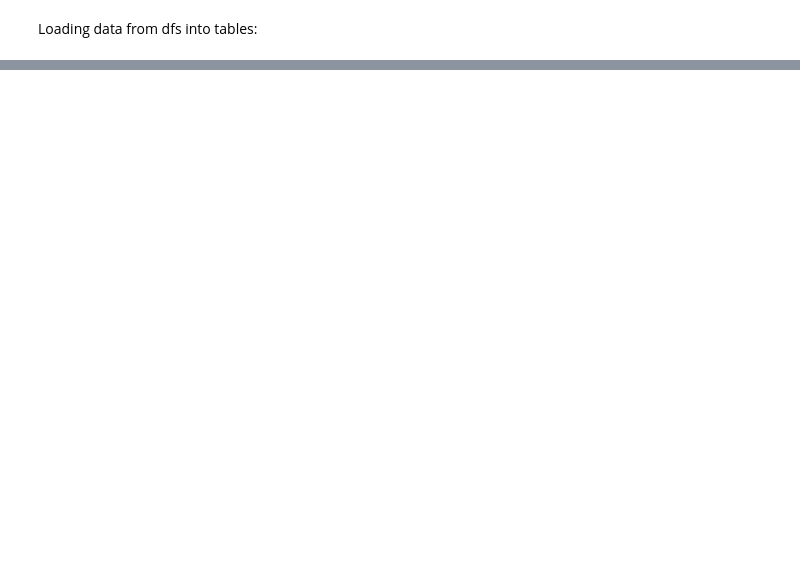
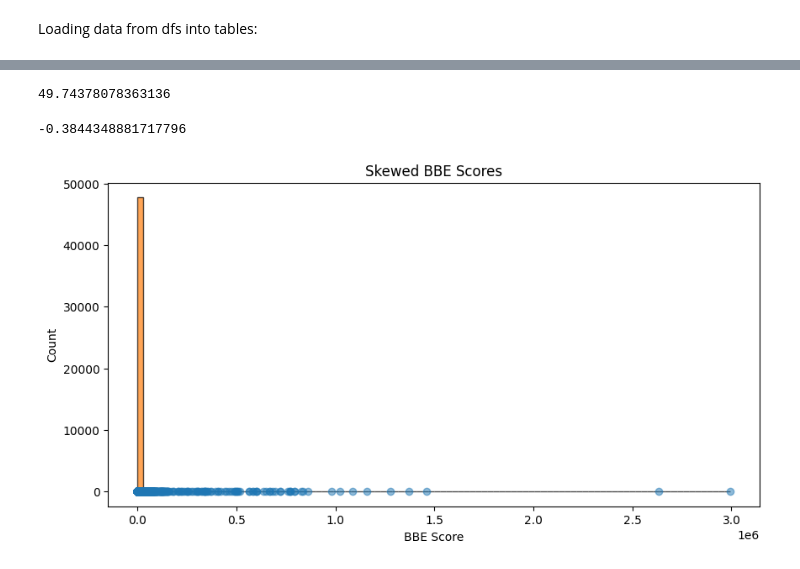
Before and after one commit to codeslp/books_db, a Jupyter notebook: src/books_db.ipynb, the cells around one changed output, grey strips where cells are left out. Drawn from its saved outputs; the diff is of its cells as text; code cells hidden in the pictures; blank space fills up the shorter version.

Commit message:
fixed skew, created quality metric

```diff
--- a/src/books_db.ipynb
+++ b/src/books_db.ipynb
@@ -984,0 +1565,5 @@ LIMIT 50;
+# %%
+positive_values = edition_df['bbe_score'] > 0
+filtered_data = edition_df.loc[positive_values, 'bbe_score']
+norm_edition_data = stats.boxcox(filtered_data)[0]
+edition_df['norm_bbe_score'] = pd.Series(norm_edition_data, index=filtered_data.index)
@@ -984,0 +1584,25 @@ LIMIT 50;
+# %%
+edition_df['bbe_score'].skew()
+# %% [output]
+49.74378078363136
+# %%
+norm_edition_df['bbe_score'].skew()
+# %% [output]
+-0.3844348881717796
+# %%
+import matplotlib.pyplot as plt
+
+plt.figure(figsize=(10, 5))
+plt.title("Skewed BBE Scores")
+plt.xlabel("BBE Score")
+plt.ylabel("Count")
+
+# Plotting the dot plot
+plt.plot(edition_df['bbe_score'], [-5]*len(edition_df), 'o', alpha=0.5)
+
+# Plotting the histogram
+plt.hist(edition_df['bbe_score'], bins=100, edgecolor='black', alpha=0.7)
+
+plt.show()
+# %% [output]
+[figure, added]
```
Also changed, not shown: parts of 87 cells of this notebook, 1 other file.
